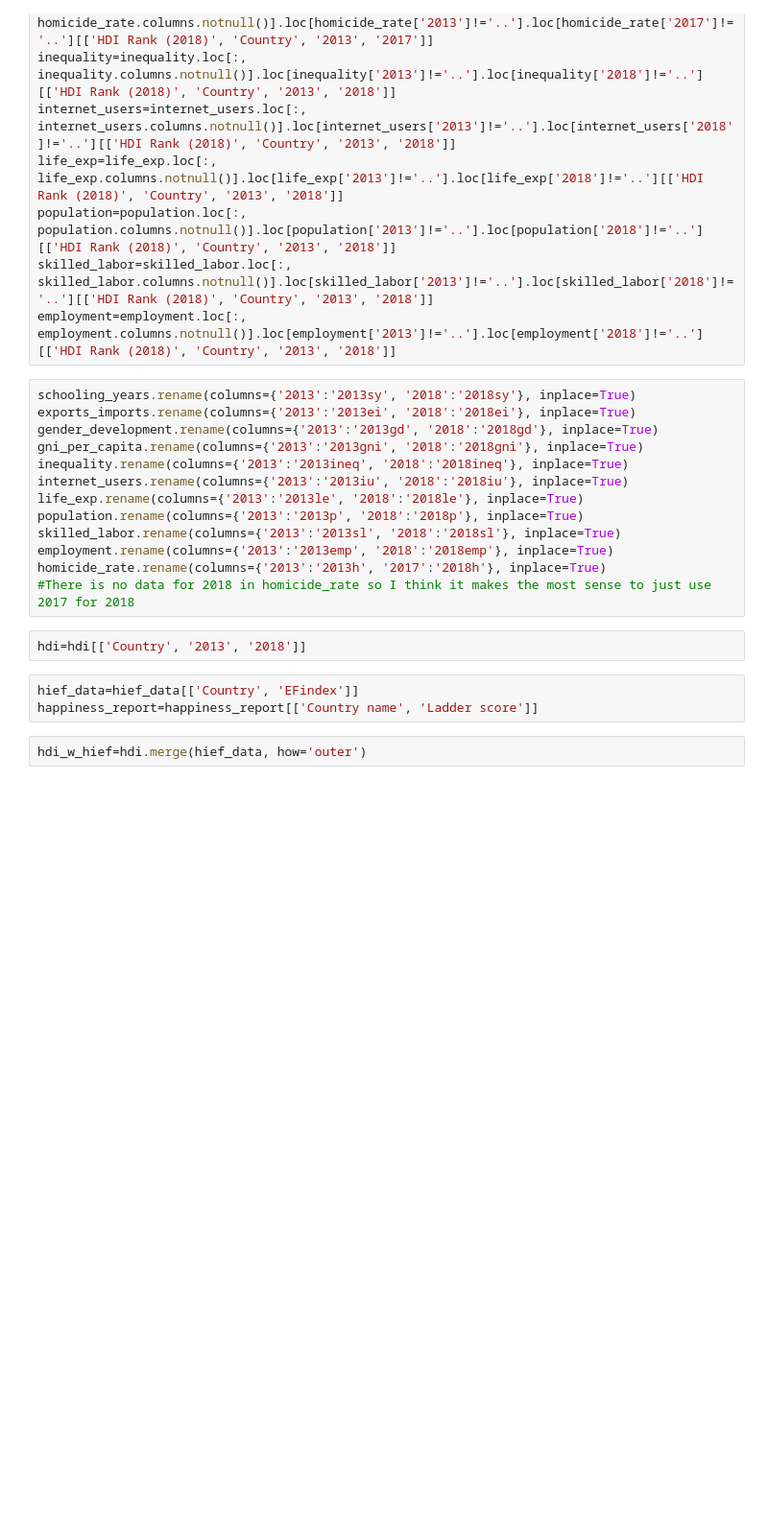
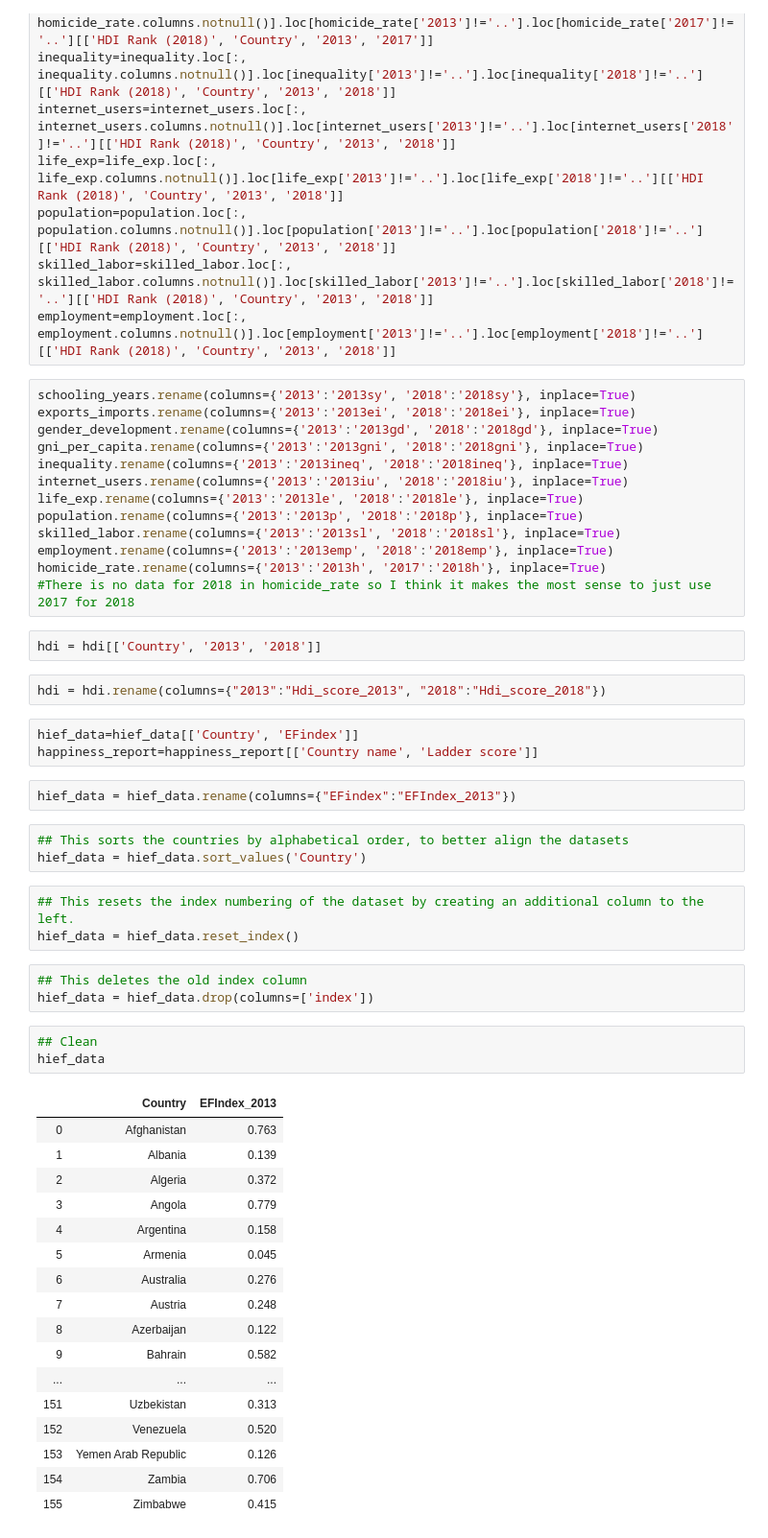
Before and after one commit to cxcollins/OMIS114_final, a Jupyter notebook: OMIS114 Final Notebook.ipynb, the cells around one changed output. Shown at 96% size. Drawn from its saved outputs; the diff is of its cells as text; blank space fills up the shorter version.

```diff
--- a/OMIS114 Final Notebook.ipynb
+++ b/OMIS114 Final Notebook.ipynb
@@ -76,9 +101,41 @@ employment.rename(columns={'2013':'2013emp', '2018':'2018emp'}, inplace=True)
 homicide_rate.rename(columns={'2013':'2013h', '2017':'2018h'}, inplace=True)
 #There is no data for 2018 in homicide_rate so I think it makes the most sense to just use 2017 for 2018
 # %%
-hdi=hdi[['Country', '2013', '2018']]
+hdi = hdi[['Country', '2013', '2018']]
+# %%
+hdi = hdi.rename(columns={"2013":"Hdi_score_2013", "2018":"Hdi_score_2018"})
 # %%
 hief_data=hief_data[['Country', 'EFindex']]
 happiness_report=happiness_report[['Country name', 'Ladder score']]
-# %%
-hdi_w_hief=hdi.merge(hief_data, how='outer')
+# %%
+hief_data = hief_data.rename(columns={"EFindex":"EFIndex_2013"})
+# %%
+## This sorts the countries by alphabetical order, to better align the datasets
+hief_data = hief_data.sort_values('Country')
+# %%
+## This resets the index numbering of the dataset by creating an additional column to the left.
+hief_data = hief_data.reset_index()
+# %%
+## This deletes the old index column
+hief_data = hief_data.drop(columns=['index'])
+# %%
+## Clean
+hief_data
+# %% [output]
+|  | Country | EFIndex_2013 |
+| 0 | Afghanistan | 0.763 |
+| 1 | Albania | 0.139 |
+| 2 | Algeria | 0.372 |
+| 3 | Angola | 0.779 |
+| 4 | Argentina | 0.158 |
+| 5 | Armenia | 0.045 |
+| 6 | Australia | 0.276 |
+| 7 | Austria | 0.248 |
+| 8 | Azerbaijan | 0.122 |
+| 9 | Bahrain | 0.582 |
+| ... | ... | ... |
+| 151 | Uzbekistan | 0.313 |
+| 152 | Venezuela | 0.520 |
+| 153 | Yemen Arab Republic | 0.126 |
+| 154 | Zambia | 0.706 |
+| 155 | Zimbabwe | 0.415 |
```
Also changed, not shown: parts of 18 cells of this notebook.
